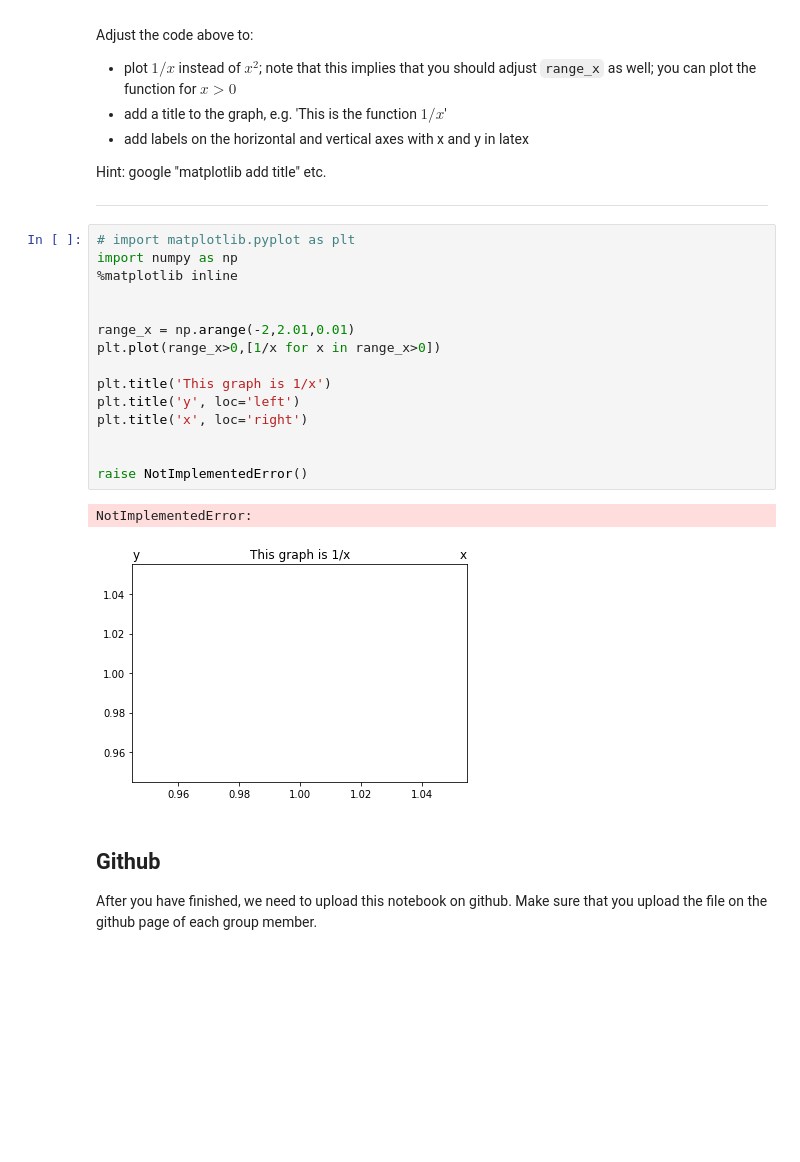
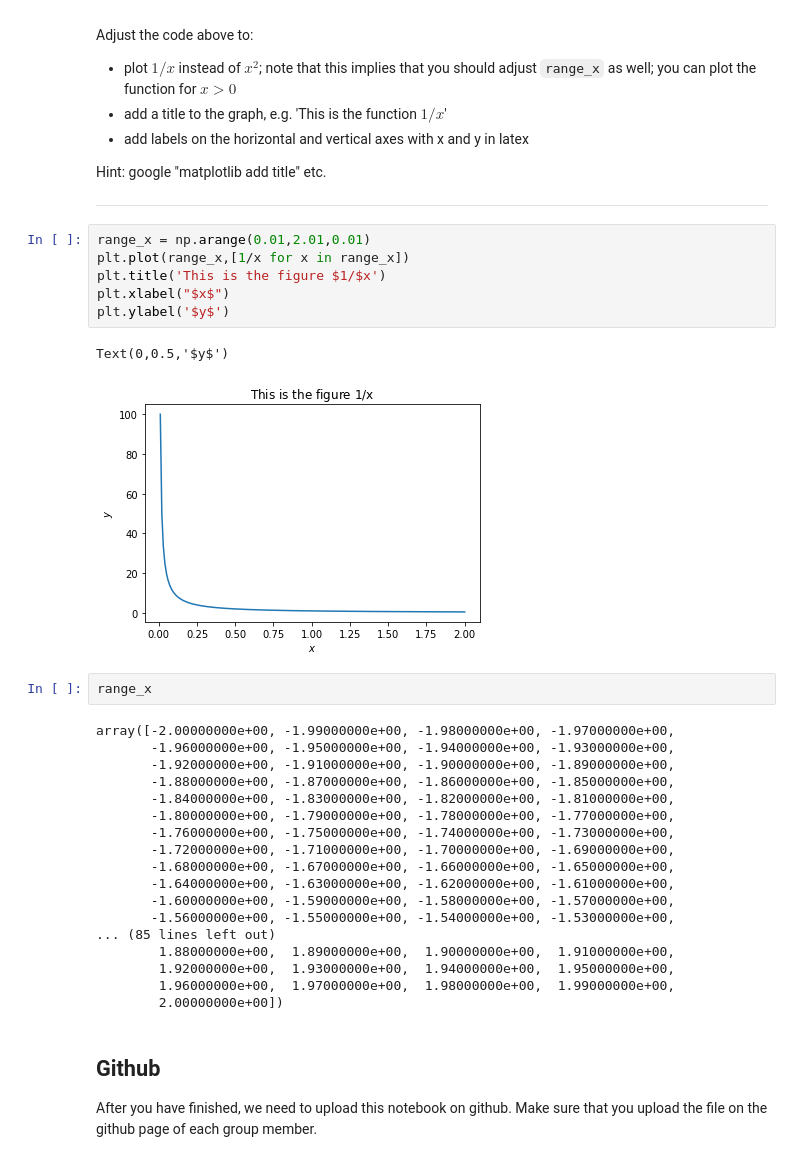
Before and after one commit to DaanWolswijk/Assignments, a Jupyter notebook: assignment2 (1).ipynb, the cells around one changed output. Cells and saved outputs as stored; diff of their text form; blank space fills up the shorter version.

```diff
--- a/assignment2 (1).ipynb
+++ b/assignment2 (1).ipynb
@@ -77,23 +99,34 @@ Hint: google "matplotlib add title" etc.
 
 ----------
 # %%
-# import matplotlib.pyplot as plt
-import numpy as np
-%matplotlib inline
-
-
-range_x = np.arange(-2,2.01,0.01)
-plt.plot(range_x>0,[1/x for x in range_x>0])
-
-plt.title('This graph is 1/x')
-plt.title('y', loc='left')
-plt.title('x', loc='right')
-
-
-raise NotImplementedError()
+range_x = np.arange(0.01,2.01,0.01)
+plt.plot(range_x,[1/x for x in range_x])
+plt.title('This is the figure $1/$x')
+plt.xlabel("$x$")
+plt.ylabel('$y$')
 # %% [output]
-NotImplementedError:
+Text(0,0.5,'$y$')
-[figure, old version]
+[figure, new version]
+# %%
+range_x
+# %% [output]
+array([-2.00000000e+00, -1.99000000e+00, -1.98000000e+00, -1.97000000e+00,
+       -1.96000000e+00, -1.95000000e+00, -1.94000000e+00, -1.93000000e+00,
+       -1.92000000e+00, -1.91000000e+00, -1.90000000e+00, -1.89000000e+00,
+       -1.88000000e+00, -1.87000000e+00, -1.86000000e+00, -1.85000000e+00,
+       -1.84000000e+00, -1.83000000e+00, -1.82000000e+00, -1.81000000e+00,
+       -1.80000000e+00, -1.79000000e+00, -1.78000000e+00, -1.77000000e+00,
+       -1.76000000e+00, -1.75000000e+00, -1.74000000e+00, -1.73000000e+00,
+       -1.72000000e+00, -1.71000000e+00, -1.70000000e+00, -1.69000000e+00,
+       -1.68000000e+00, -1.67000000e+00, -1.66000000e+00, -1.65000000e+00,
+       -1.64000000e+00, -1.63000000e+00, -1.62000000e+00, -1.61000000e+00,
+       -1.60000000e+00, -1.59000000e+00, -1.58000000e+00, -1.57000000e+00,
+       -1.56000000e+00, -1.55000000e+00, -1.54000000e+00, -1.53000000e+00,
+... (85 lines left out)
+        1.88000000e+00,  1.89000000e+00,  1.90000000e+00,  1.91000000e+00,
+        1.92000000e+00,  1.93000000e+00,  1.94000000e+00,  1.95000000e+00,
+        1.96000000e+00,  1.97000000e+00,  1.98000000e+00,  1.99000000e+00,
+        2.00000000e+00])
 # %% [markdown]
 ## Github
 
```
Also changed, not shown: parts of 3 cells of this notebook.
